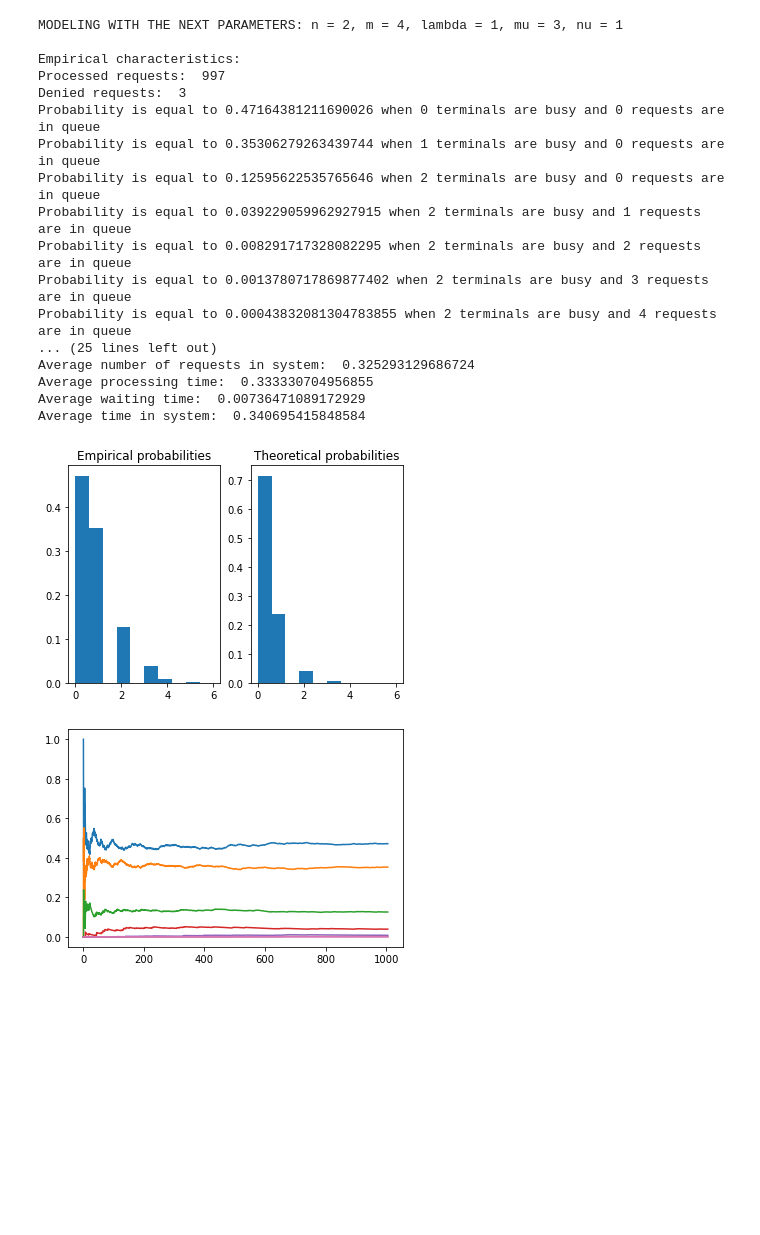
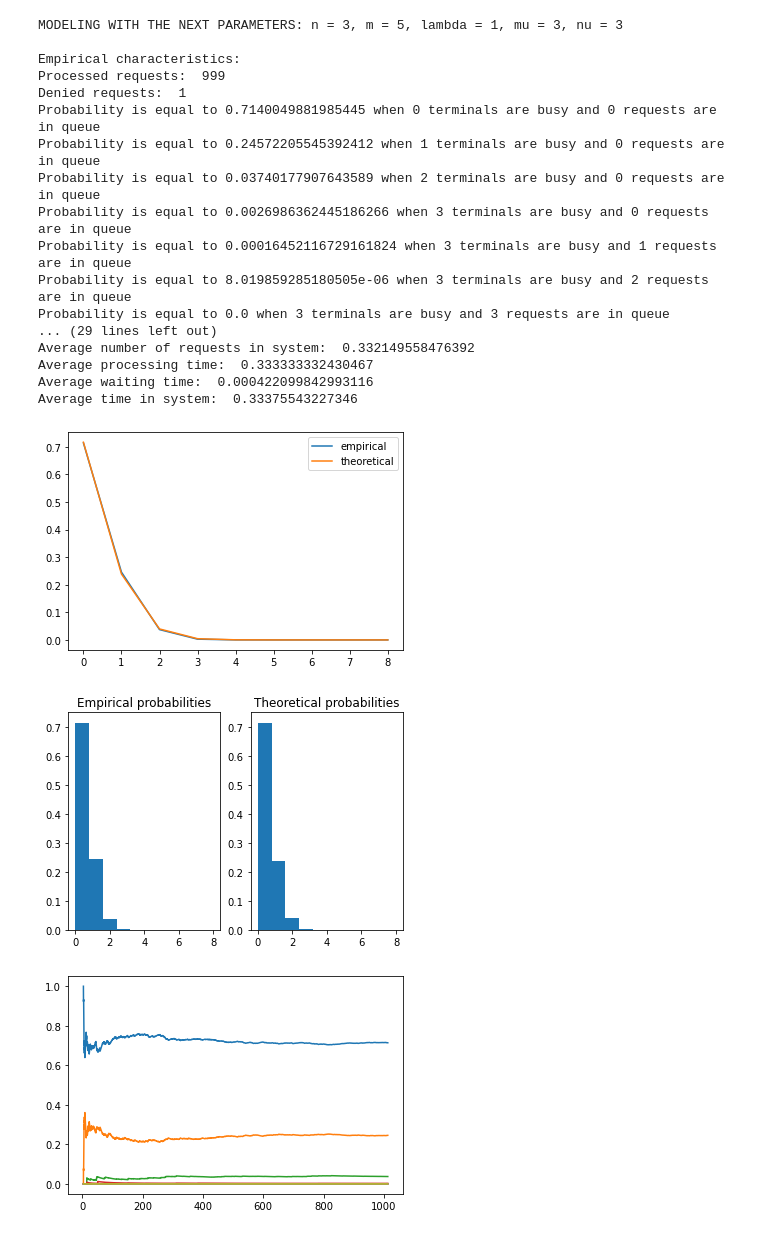
Before and after one commit to max-zhukousky/MMod, a Jupyter notebook: MMod_Second_Maxim_Zhukousky_853502.ipynb, the cells around one changed output. Saved outputs shown, nothing was run; the diff lists cells and outputs as text; code cells hidden in the pictures; blank space fills up the shorter version.

```diff
--- a/MMod_Second_Maxim_Zhukousky_853502.ipynb
+++ b/MMod_Second_Maxim_Zhukousky_853502.ipynb
@@ -283,27 +314,28 @@ Average time in system:  0.359570661896243
 # %%
-params = (2, 4, 1, 3, 1, 1000, 0.05)
+params = (3, 5, 1, 3, 3, 1000)
 model = SystemOfMassServiceModel(*params)
 model.modeling()
 print(f'MODELING WITH THE NEXT PARAMETERS: n = {model.n}, m = {model.m}, lambda = {model.lambda_}, mu = {model.mu}, nu = {model.nu}')
 model_characteristics = CharacteristicsShower(model)
 model_characteristics.plot_graphs()
 # %% [output]
-MODELING WITH THE NEXT PARAMETERS: n = 2, m = 4, lambda = 1, mu = 3, nu = 1
+MODELING WITH THE NEXT PARAMETERS: n = 3, m = 5, lambda = 1, mu = 3, nu = 3
 
 Empirical characteristics:
-Processed requests:  997
-Denied requests:  3
-Probability is equal to 0.47164381211690026 when 0 terminals are busy and 0 requests are in queue
-Probability is equal to 0.35306279263439744 when 1 terminals are busy and 0 requests are in queue
-Probability is equal to 0.12595622535765646 when 2 terminals are busy and 0 requests are in queue
-Probability is equal to 0.039229059962927915 when 2 terminals are busy and 1 requests are in queue
-Probability is equal to 0.008291717328082295 when 2 terminals are busy and 2 requests are in queue
-Probability is equal to 0.0013780717869877402 when 2 terminals are busy and 3 requests are in queue
-Probability is equal to 0.00043832081304783855 when 2 terminals are busy and 4 requests are in queue
-... (25 lines left out)
-Average number of requests in system:  0.325293129686724
-Average processing time:  0.333330704956855
-Average waiting time:  0.00736471089172929
-Average time in system:  0.340695415848584
+Processed requests:  999
+Denied requests:  1
+Probability is equal to 0.7140049881985445 when 0 terminals are busy and 0 requests are in queue
+Probability is equal to 0.24572205545392412 when 1 terminals are busy and 0 requests are in queue
+Probability is equal to 0.03740177907643589 when 2 terminals are busy and 0 requests are in queue
+Probability is equal to 0.0026986362445186266 when 3 terminals are busy and 0 requests are in queue
+Probability is equal to 0.00016452116729161824 when 3 terminals are busy and 1 requests are in queue
+Probability is equal to 8.019859285180505e-06 when 3 terminals are busy and 2 requests are in queue
+Probability is equal to 0.0 when 3 terminals are busy and 3 requests are in queue
+... (29 lines left out)
+Average number of requests in system:  0.332149558476392
+Average processing time:  0.333333332430467
+Average waiting time:  0.000422099842993116
+Average time in system:  0.33375543227346
-[figure, old version]
+[figure, new version]
-[figure, old version]
+[figure, new version]
+[figure, added]
```
Also changed, not shown: parts of 3 cells of this notebook.
